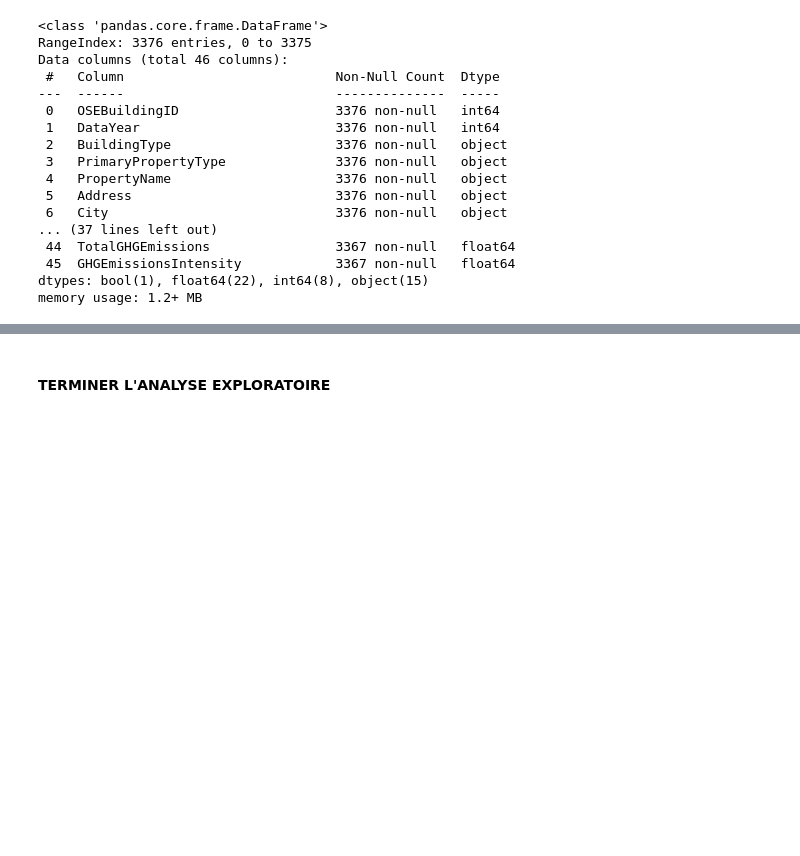
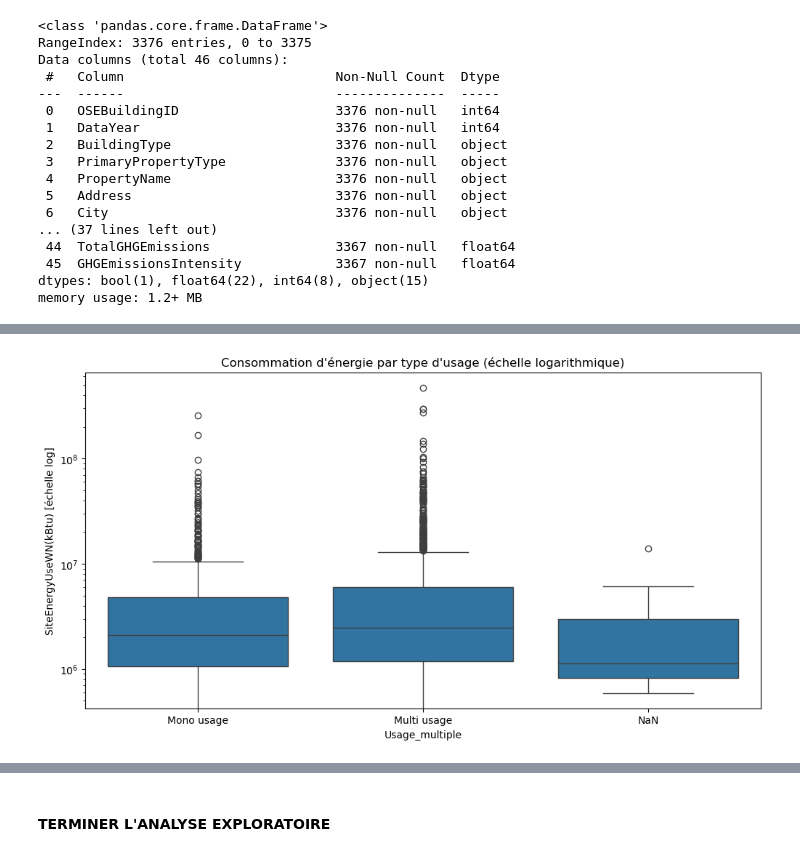
Before and after one commit to Thomas-Auvin/Projet3, a Jupyter notebook: Projet-3-code_1.ipynb, the cells around one changed output, grey strips where cells are left out. Cells and saved outputs as stored; diff of their text form; code cells hidden in the pictures; blank space fills up the shorter version.

```diff
--- a/Projet-3-code_1.ipynb
+++ b/Projet-3-code_1.ipynb
@@ -145,0 +176,11 @@ plt.show()
+# %%
+#Visualiation 2
+
+plt.figure(figsize=(12, 6))
+sns.boxplot(data=building_consumption_filtré, x="Usage_multiple", y="SiteEnergyUseWN(kBtu)")
+plt.yscale("log")
+plt.title("Consommation d'énergie par type d'usage (échelle logarithmique)")
+plt.ylabel("SiteEnergyUseWN(kBtu) [échelle log]")
+plt.show()
+# %% [output]
+[figure, added]
```
Also changed, not shown: parts of 29 cells of this notebook.
